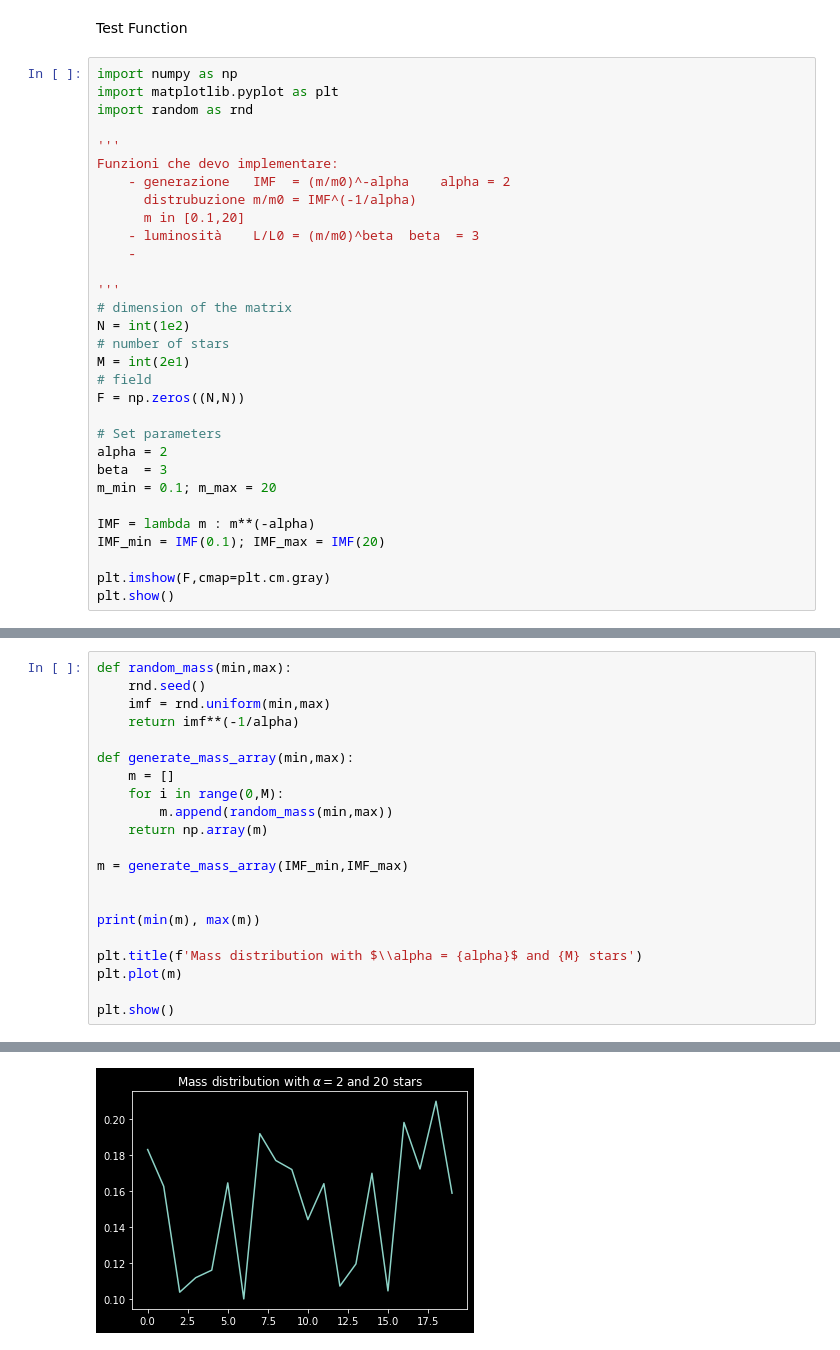
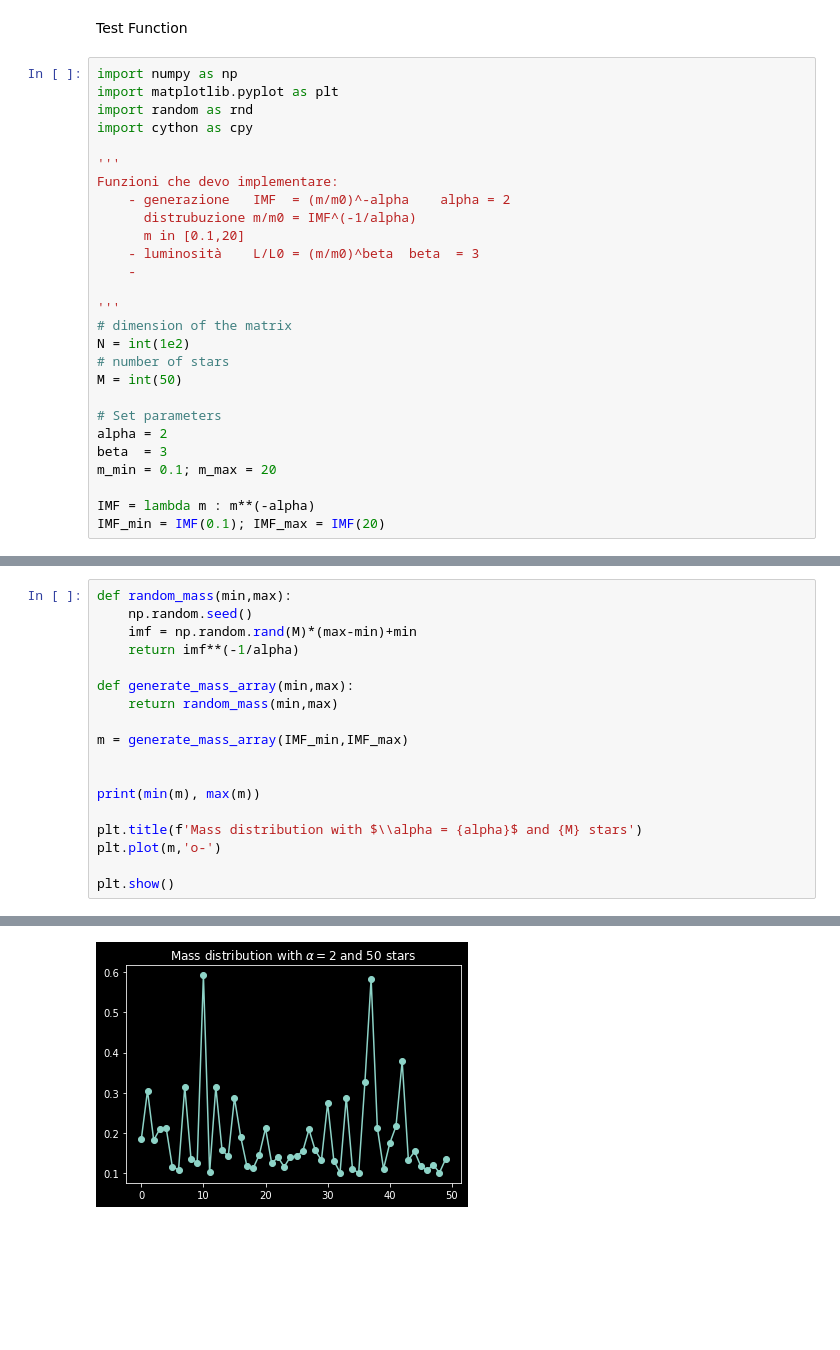
Before and after one commit to 00-berni/proj_2, a Jupyter notebook: implementation_notebook.ipynb, the cells around one changed output, grey strips where cells are left out. Cells and saved outputs as stored; diff of their text form; blank space fills up the shorter version.

```diff
--- a/implementation_notebook.ipynb
+++ b/implementation_notebook.ipynb
@@ -4,6 +4,7 @@ Test Function
 import numpy as np
 import matplotlib.pyplot as plt
 import random as rnd
+import cython as cpy
 
 '''
 Funzioni che devo implementare:
@@ -17,9 +18,7 @@ Funzioni che devo implementare:
 # dimension of the matrix
 N = int(1e2)
 # number of stars
-M = int(2e1)
-# field
-F = np.zeros((N,N))
+M = int(50)
 
 # Set parameters
 alpha = 2
@@ -28,6 +27,3 @@ m_min = 0.1; m_max = 20
 
 IMF = lambda m : m**(-alpha)
 IMF_min = IMF(0.1); IMF_max = IMF(20)
-
-plt.imshow(F,cmap=plt.cm.gray)
-plt.show()
@@ -36,14 +30,11 @@ plt.show()
 # %%
 def random_mass(min,max):
-	rnd.seed()
-	imf = rnd.uniform(min,max)
+	np.random.seed()
+	imf = np.random.rand(M)*(max-min)+min
 	return imf**(-1/alpha)
 
 def generate_mass_array(min,max):
-	m = []
-	for i in range(0,M):
-		m.append(random_mass(min,max))
-	return np.array(m)
+	return random_mass(min,max)
 
 m = generate_mass_array(IMF_min,IMF_max)
 
@@ -51,7 +42,7 @@ m = generate_mass_array(IMF_min,IMF_max)
 print(min(m), max(m))
 
 plt.title(f'Mass distribution with $\\alpha = {alpha}$ and {M} stars')
-plt.plot(m)
+plt.plot(m,'o-')
 
 plt.show()
 # %% [output]
@@ -59,4 +50,4 @@ plt.show()
-[figure, old version]
+[figure, new version]
 # %%
 L = m**beta
 
```
Also changed, not shown: parts of 6 cells of this notebook.
